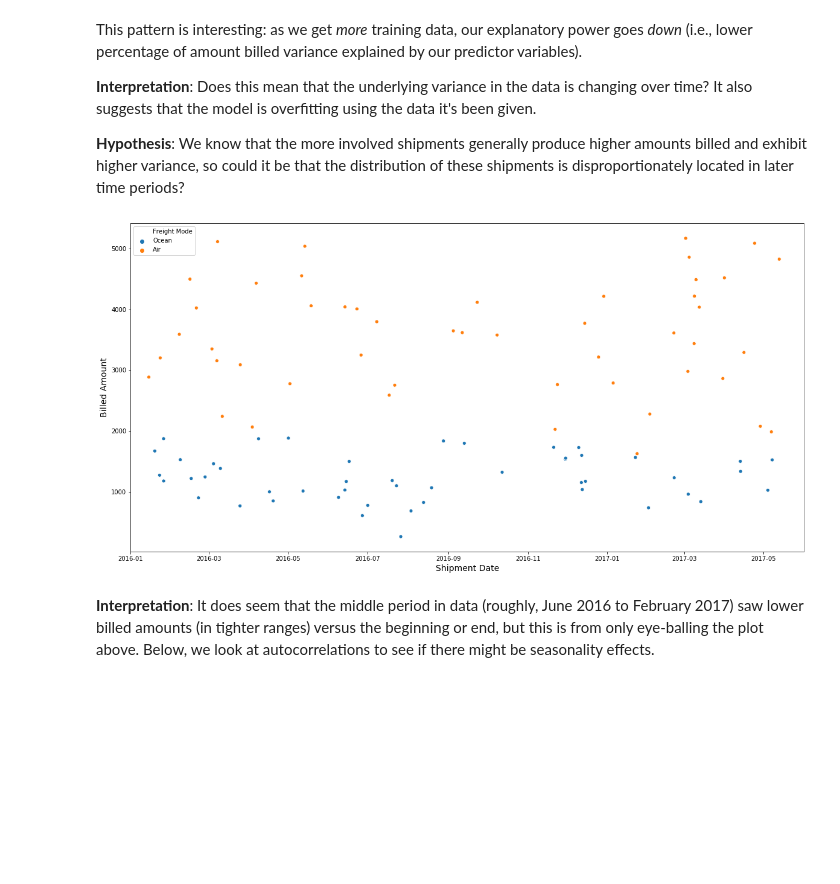
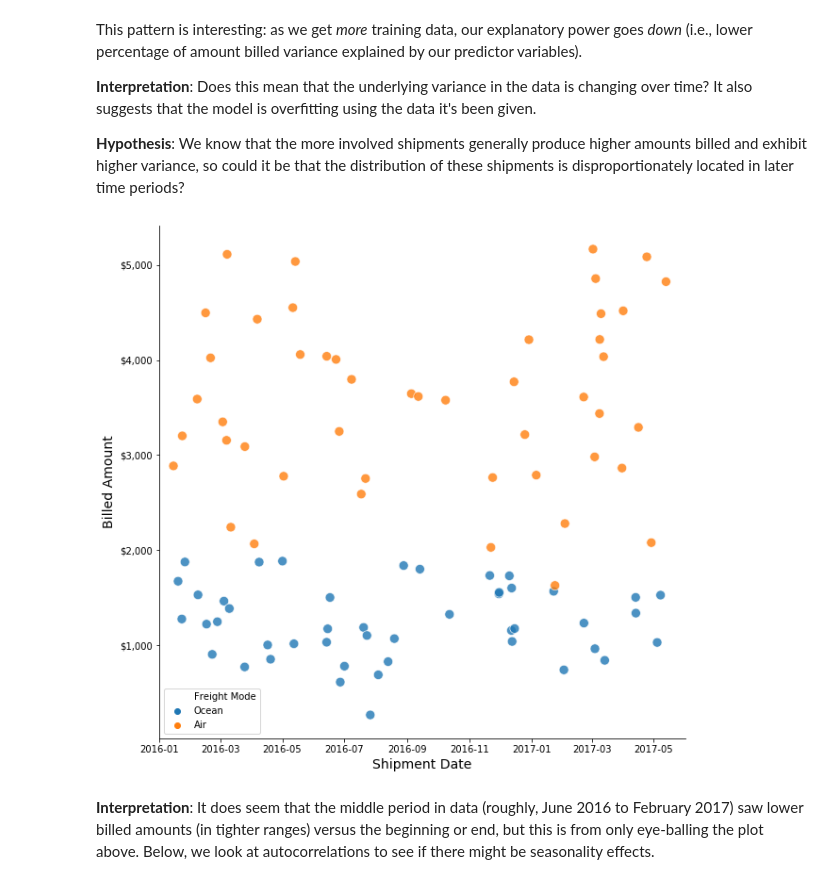
Before and after one commit to Per48edjes/Flexport-Take-Home, a Jupyter notebook: Flexport Take-Home.ipynb, the cells around one changed output. Cells and saved outputs as stored; diff of their text form; code cells hidden in the pictures; blank space fills up the shorter version.

Commit message:
Added presentation, fixed viz formatting

```diff
--- a/Flexport Take-Home.ipynb
+++ b/Flexport Take-Home.ipynb
@@ -970,22 +1137,31 @@ This pattern is interesting: as we get _more_ training data, our explanatory pow
 **Hypothesis**: We know that the more involved shipments generally produce higher amounts billed and exhibit higher variance, so could it be that the distribution of these shipments is disproportionately located in later time periods?
 # %%
 ### Plot each shipment's billed amounts over time
-fig, ax = plt.subplots(figsize=(20,10))
+fig, ax = plt.subplots(figsize=(10,10))
 g = sns.scatterplot(x="shipment_date", y="billed_amount", hue="freight_mode_Air",
-            data=data.reset_index(), ax=ax)
+            data=data.reset_index(), s=100, alpha=.8, ax=ax)
 ax.set_xlabel("Shipment Date", size=14)
 ax.set_ylabel("Billed Amount", size=14)
 ax.set_xlim([datetime.date(2016, 1, 1), datetime.date(2017, 6, 1)])
 
 # Edit legend
 L = plt.legend()
 L.get_texts()[0].set_text('Freight Mode')
 L.get_texts()[1].set_text('Ocean')
 L.get_texts()[2].set_text('Air')
 
+# Hide the right and top spines
+ax.spines['right'].set_visible(False)
+ax.spines['top'].set_visible(False)
+
+# Formatting adjustments
+fmt = '${x:,.0f}'
+tick = mtick.StrMethodFormatter(fmt)
+ax.yaxis.set_major_formatter(tick)
+
 plt.show()
 # %% [output]
-[figure, old version]
+[figure, new version]
 # %% [markdown]
 **Interpretation**: It does seem that the middle period in data (roughly, June 2016 to February 2017) saw lower billed amounts (in tighter ranges) versus the beginning or end, but this is from only eye-balling the plot above. Below, we look at autocorrelations to see if there might be seasonality effects.
 # %%
```
Also changed, not shown: parts of 21 cells of this notebook, 1 other file.
